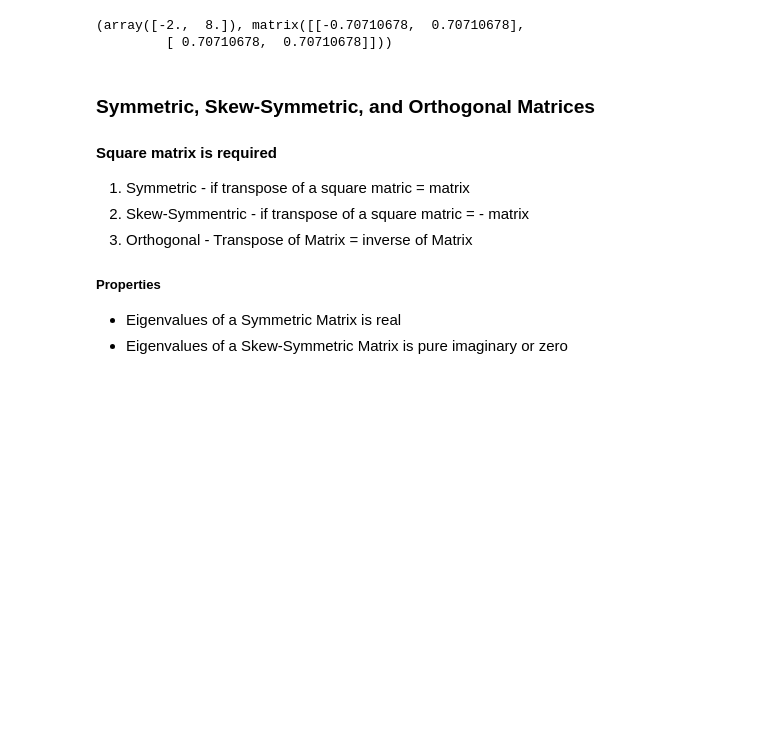
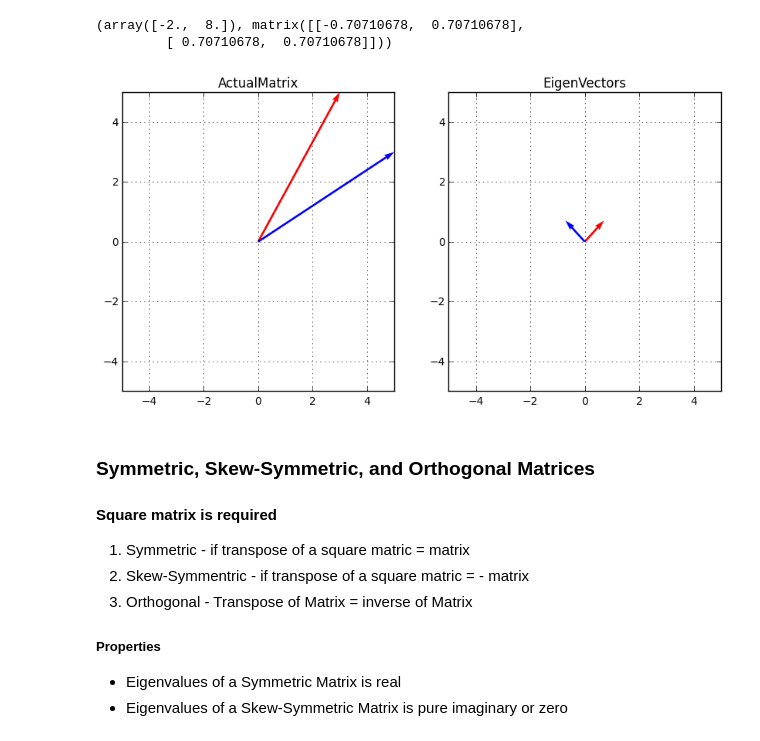
Before and after one commit to Manish-rai21bit/LinearAlgebra, a Jupyter notebook: LinearAlgebra_2.ipynb, the cells around one changed output. Drawn from its saved outputs; the diff is of its cells as text; code cells hidden in the pictures; blank space fills up the shorter version.

```diff
--- a/LinearAlgebra_2.ipynb
+++ b/LinearAlgebra_2.ipynb
@@ -44,6 +67,27 @@ np.linalg.eigh(A)
 # %% [output]
 (array([-2.,  8.]), matrix([[-0.70710678,  0.70710678],
          [ 0.70710678,  0.70710678]]))
+# %%
+# Visualization of Eigenvalue and Eigenvector of A
+O = [0, 0]
+plt.figure(figsize = (10,5))
+plt.subplot(121)
+plt.title('ActualMatrix')
+plt.quiver(O, O, [3, 5], [5, 3], angles='xy', scale_units='xy', scale=1, color=['r','b'])
+plt.xlim(-5, 5)
+plt.ylim(-5, 5)
+plt.grid()
+
+plt.subplot(122)
+plt.title('EigenVectors')
+plt.quiver(O, O, [ 0.70710678, -0.70710678], [ 0.70710678,  0.70710678], \
+           angles='xy', scale_units='xy', scale=1, color=['r','b'])
+plt.xlim(-5, 5)
+plt.ylim(-5, 5)
+plt.grid()
+plt.show()
+# %% [output]
+[figure, added]
 # %% [markdown]
 ### Symmetric, Skew-Symmetric, and Orthogonal Matrices
 #### Square matrix is required
```
Also changed, not shown: parts of 2 cells of this notebook.
